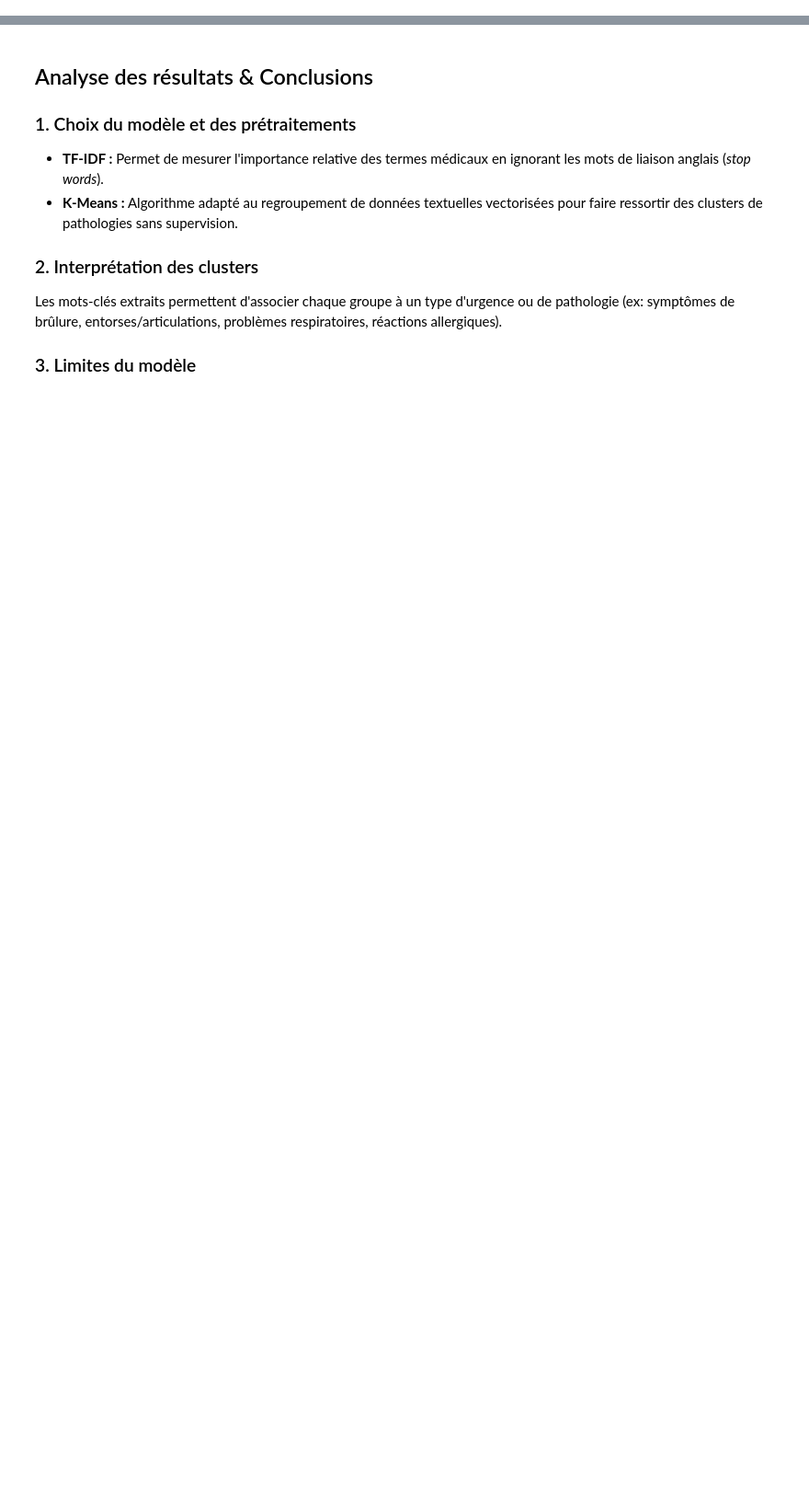
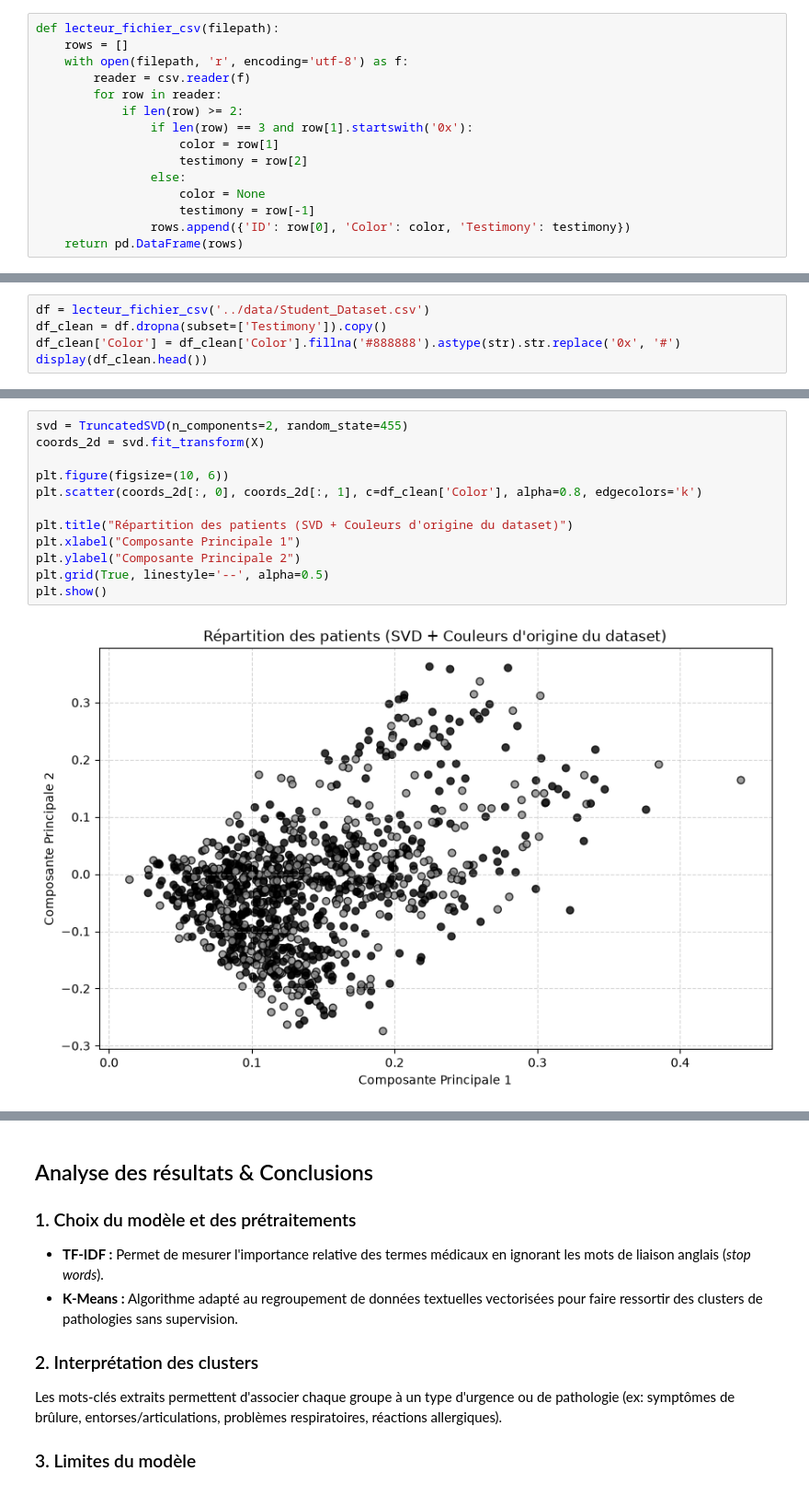
Before and after one commit to klasken/Cvrie, a Jupyter notebook: notebooks/non_supervise_analysis.ipynb, the cells around one changed output, grey strips where cells are left out. Shown at 92% size. Saved outputs shown, nothing was run; the diff lists cells and outputs as text; blank space fills up the shorter version.

```diff
--- a/notebooks/non_supervise_analysis.ipynb
+++ b/notebooks/non_supervise_analysis.ipynb
@@ -91,0 +19,15 @@ feel, ve, doctor, pressure, feeling
+# %%
+def lecteur_fichier_csv(filepath):
+    rows = []
+    with open(filepath, 'r', encoding='utf-8') as f:
+        reader = csv.reader(f)
+        for row in reader:
+            if len(row) >= 2:
+                if len(row) == 3 and row[1].startswith('0x'):
+                    color = row[1]
+                    testimony = row[2]
+                else:
+                    color = None
+                    testimony = row[-1]
+                rows.append({'ID': row[0], 'Color': color, 'Testimony': testimony})
+    return pd.DataFrame(rows)
@@ -91,0 +37,5 @@ feel, ve, doctor, pressure, feeling
+# %%
+df = lecteur_fichier_csv('../data/Student_Dataset.csv')
+df_clean = df.dropna(subset=['Testimony']).copy()
+df_clean['Color'] = df_clean['Color'].fillna('#888888').astype(str).str.replace('0x', '#')
+display(df_clean.head())
@@ -91,0 +67,14 @@ feel, ve, doctor, pressure, feeling
+# %%
+svd = TruncatedSVD(n_components=2, random_state=455)
+coords_2d = svd.fit_transform(X)
+
+plt.figure(figsize=(10, 6))
+plt.scatter(coords_2d[:, 0], coords_2d[:, 1], c=df_clean['Color'], alpha=0.8, edgecolors='k')
+
+plt.title("Répartition des patients (SVD + Couleurs d'origine du dataset)")
+plt.xlabel("Composante Principale 1")
+plt.ylabel("Composante Principale 2")
+plt.grid(True, linestyle='--', alpha=0.5)
+plt.show()
+# %% [output]
+[figure, added]
```
Also changed, not shown: parts of 19 cells of this notebook, 2 other files.
